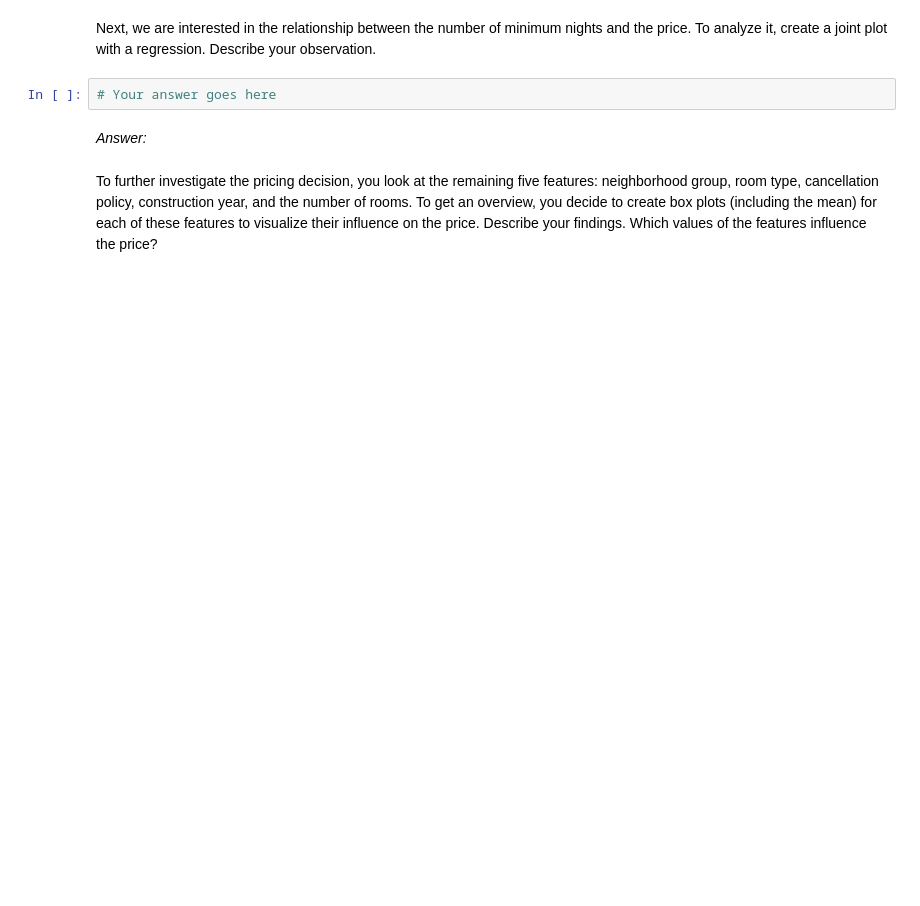
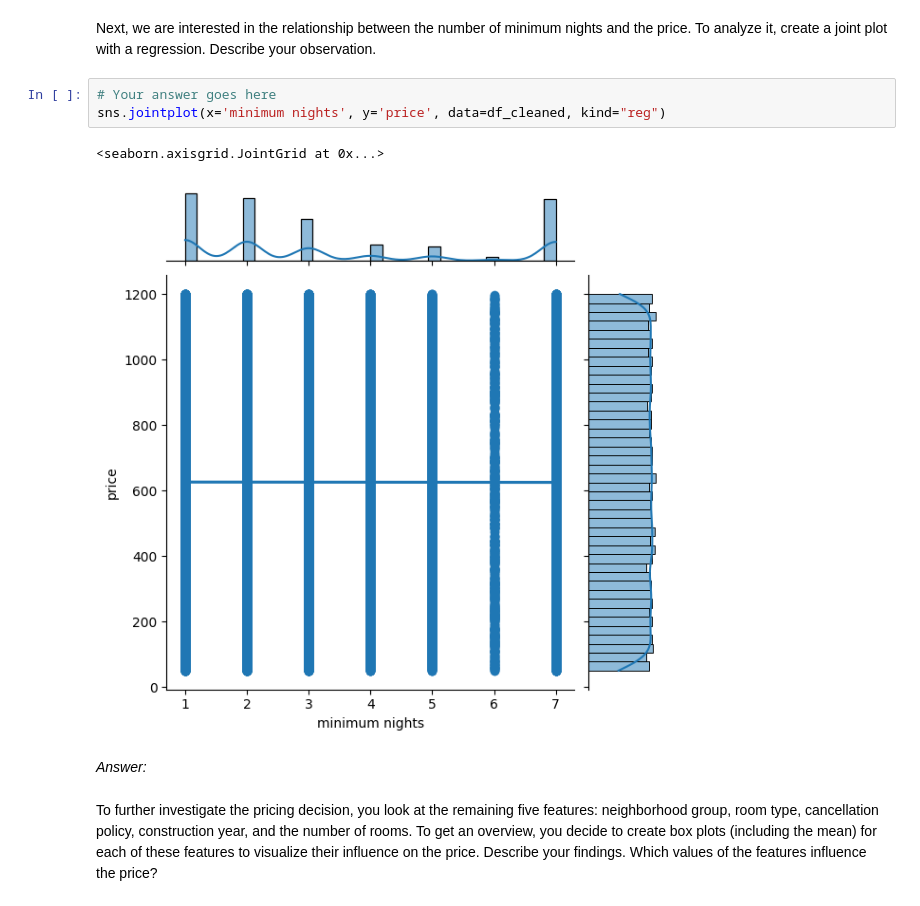
Before and after one commit to mnghiap/ids22, a Jupyter notebook: assignment1/assignment_1.ipynb, the cells around one changed output. Saved outputs shown, nothing was run; the diff lists cells and outputs as text; blank space fills up the shorter version.

```diff
--- a/assignment1/assignment_1.ipynb
+++ b/assignment1/assignment_1.ipynb
@@ -172,6 +224,10 @@ _Answer:_
 Next, we are interested in the relationship between the number of minimum nights and the price. To analyze it, create a joint plot with a regression. Describe your observation.
 # %%
 # Your answer goes here
+sns.jointplot(x='minimum nights', y='price', data=df_cleaned, kind="reg")
+# %% [output]
+<seaborn.axisgrid.JointGrid at 0x...>
+[figure, added]
 # %% [markdown]
 _Answer:_
 # %% [markdown]
```
Also changed, not shown: parts of 40 cells of this notebook.
